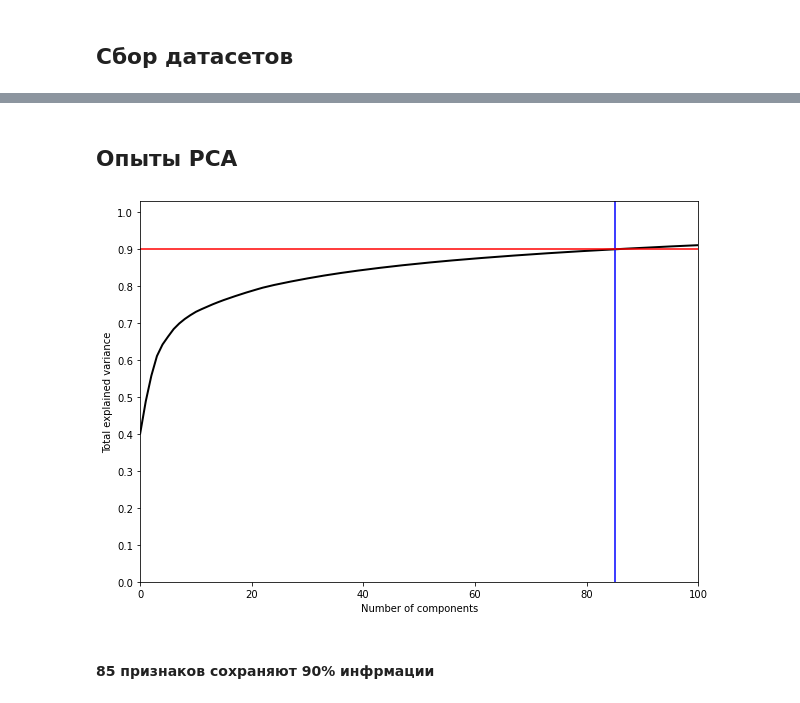
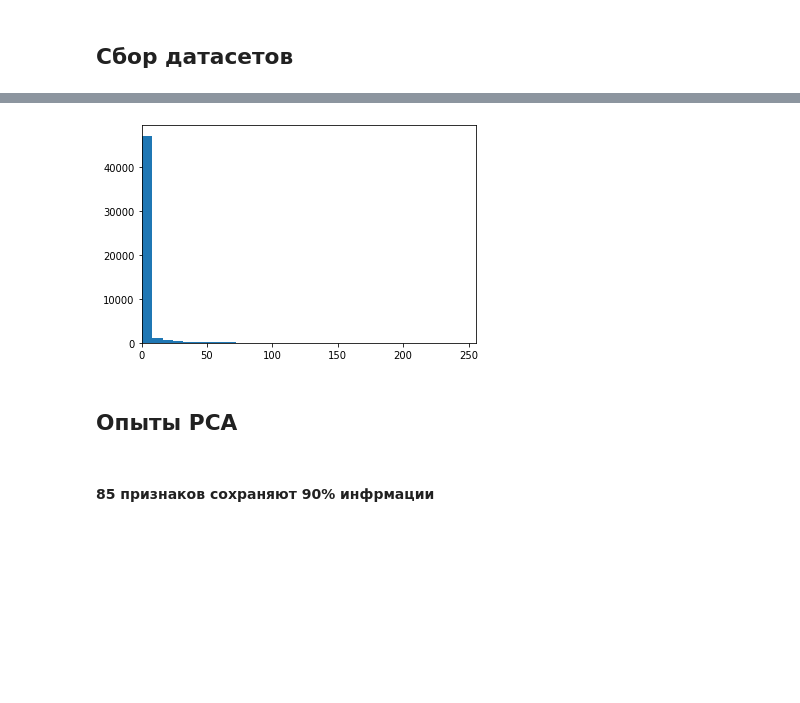
Before and after one commit to SergeyKulakin/ClassifierOfSigns, a Jupyter notebook: Signs_nik.ipynb, the cells around one changed output, grey strips where cells are left out. Cells and saved outputs as stored; diff of their text form; code cells hidden in the pictures; blank space fills up the shorter version.

```diff
--- a/Signs_nik.ipynb
+++ b/Signs_nik.ipynb
@@ -106,0 +167,6 @@ df_0.head()
+# %%
+fig, ax = plt.subplots(1, 1)
+ax.hist(hog_vis.ravel(), bins=32, range=[0, 256])
+ax.set_xlim(0, 256);
+# %% [output]
+[figure, added]
@@ -107,22 +238,20 @@ df_0.head()
 # %% [markdown]
 ## Опыты PCA
 # %%
-model_pca = PCA()
-df_0_x = df_0.drop('target', axis=1)
-faces_images = df_0_x
-model_pca.fit(faces_images.values)
+# model_pca = PCA()
+# df_0_x = df_0.drop('target', axis=1)
+# faces_images = df_0_x
+# model_pca.fit(faces_images.values)
 
-plt.figure(figsize=(10,7))
-plt.plot(np.cumsum(model_pca.explained_variance_ratio_), color='k', lw=2)
-plt.xlabel('Number of components')
-plt.ylabel('Total explained variance')
-plt.xlim(0, 100)
-plt.yticks(np.arange(0, 1.1, 0.1))
-plt.axvline(85, c='b')
-plt.axhline(0.9, c='r')
-plt.show();
+# plt.figure(figsize=(10,7))
+# plt.plot(np.cumsum(model_pca.explained_variance_ratio_), color='k', lw=2)
+# plt.xlabel('Number of components')
+# plt.ylabel('Total explained variance')
+# plt.xlim(0, 100)
+# plt.yticks(np.arange(0, 1.1, 0.1))
+# plt.axvline(85, c='b')
+# plt.axhline(0.9, c='r')
+# plt.show();
-# %% [output]
-[figure, removed]
 # %% [markdown]
 #### 85 признаков сохраняют 90% инфрмации
 # %% [markdown]
```
Also changed, not shown: parts of 51 cells of this notebook.
